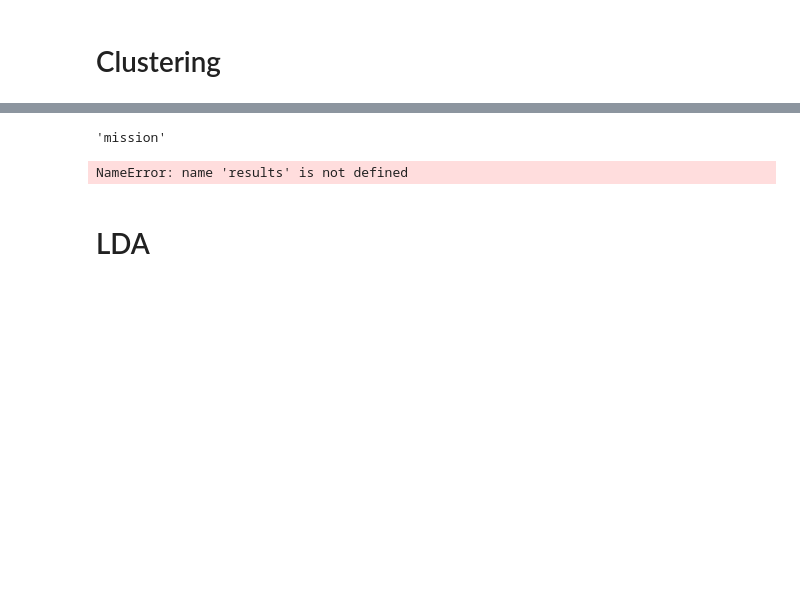
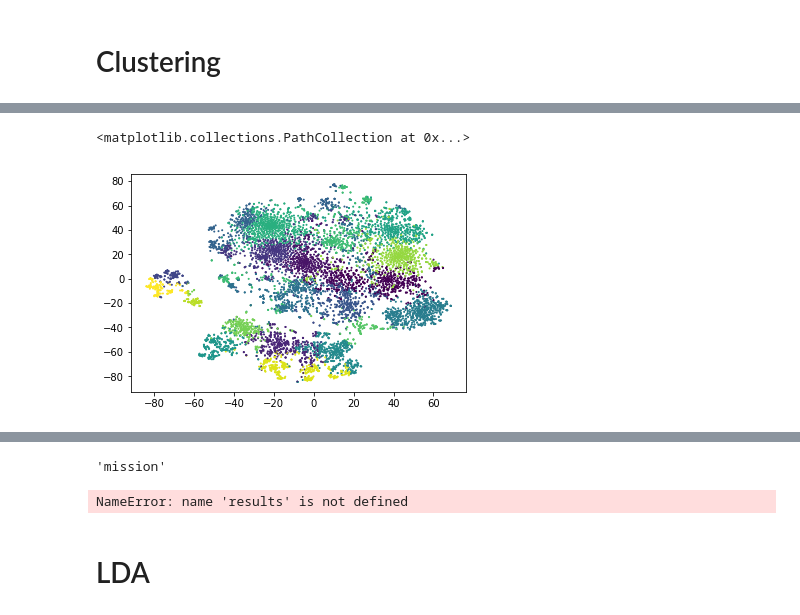
Before and after one commit to davidlenz/pvtm, a Jupyter notebook: 20_newsgroup.ipynb, the cells around one changed output, grey strips where cells are left out. Cells and saved outputs as stored; diff of their text form; code cells hidden in the pictures; blank space fills up the shorter version.

```diff
--- a/20_newsgroup.ipynb
+++ b/20_newsgroup.ipynb
@@ -114,0 +123,8 @@ Wall time: 2min 27s
+# %%
+import numpy as np
+from sklearn.mixture import GaussianMixture
+n_topics = 20
+gmm = GaussianMixture(n_components=n_topics, covariance_type='full')
+
+%time gmm.fit(embeddings)
+topic_assignment = gmm.predict(embeddings)
@@ -114,0 +145,8 @@ Wall time: 2min 27s
+# %%
+# break down the dimension of vectors to visualize the distribution of the embedded texts and cluster centers
+from sklearn.manifold import TSNE
+import matplotlib.pyplot as plt
+tsne = TSNE()
+%time d2vecs = tsne.fit_transform(np.vstack([embeddings, cluster_centers]))
+plt.scatter(d2vecs[:embeddings.shape[0], 0], d2vecs[:embeddings.shape[0], 1],c=topic_assignment, s=1)
+# %% [output]
@@ -115,2 +154,4 @@ Wall time: 2min 27s
+<matplotlib.collections.PathCollection at 0x...>
+[figure, added]
 # %%
 # reuters news wire clustering
```
Also changed, not shown: parts of 32 cells of this notebook.
